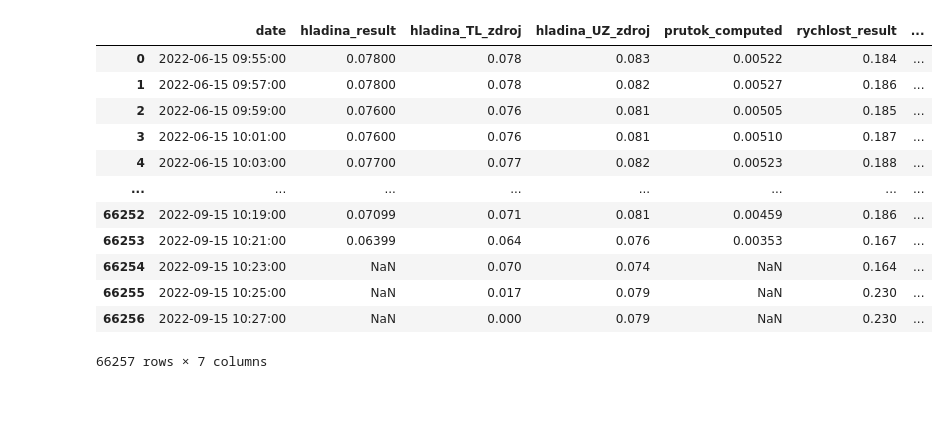
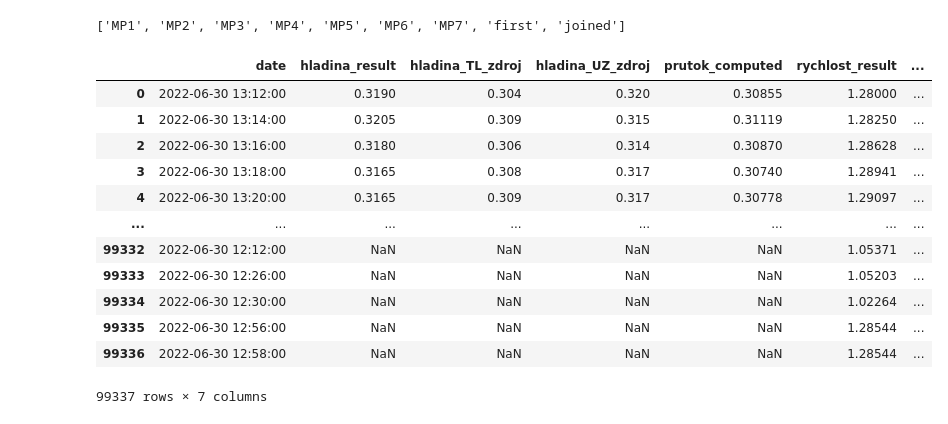
Before and after one commit to macejova/Ecox-seminar-project, a Jupyter notebook: Ecox seminar project 2.ipynb, the cells around one changed output. Cells and saved outputs as stored; diff of their text form; code cells hidden in the pictures.

```diff
--- a/Ecox seminar project 2.ipynb
+++ b/Ecox seminar project 2.ipynb
@@ -48,0 +501,33 @@ sites
+# %%
+dataframes_dict = load_series(path)
+# %%
+site_dataframes = merge_site_data(dataframes_dict)
+site_dataframes = clean_data(site_dataframes)
+# %%
+first_data = pd.read_csv("d:\moje_dokumenty\Desktop\matfyz\mgr\semester 11\Projektovy seminar\Q01_HL_23.csv", skiprows=[0,1,2, 3],
+                   names = ["date"," Hl-Vega-OK", "Hl-US-Odlehc", "Hladina KDO", "Teplota KDO",
+                                       "Rychlost KDO", "Prietok_l", "Napatie_AKU2", "Napatie_AKU",  "prutok_computed"],
+                  sep = ";", decimal=',')
+
+rain = pd.read_csv("d:\moje_dokumenty\Desktop\matfyz\mgr\semester 11\Projektovy seminar\SR02_H2_27374.csv", skiprows=[0,1,2, 3],
+                  usecols = [0,1], names = ["date","rain"],
+                  sep = ";", decimal=',')
+
+first_data["date"] = pd.to_datetime(first_data['date'], format='%d.%m.%Y %H:%M:%S')
+rain["date"] = pd.to_datetime(rain['date'], format='%d.%m.%Y %H:%M:%S')
+rain.replace(r'^\s*$', np.nan, regex=True, inplace=True)
+rain["rain"] = pd.to_numeric(rain["rain"].str.replace(',', '.') )
+
+rain.set_index('date', inplace=True)
+
+# Resample data to two-minute intervals and calculate the sum for each two-minute period
+rain['rain_2m'] = rain['rain'].resample('2T').sum()
+
+# Assign NaN to odd minutes
+rain['rain_2m'][rain.index.minute % 2 != 0] = np.nan
+
+rain["date"] = rain.index
+rain.index = range(rain.shape[0])
+first_data = first_data.merge(rain, on='date', how='left')
+# %%
+site_dataframes["first"] = first_data
@@ -48,0 +550,4 @@ sites
+# %%
+sites
+# %% [output]
+['MP1', 'MP2', 'MP3', 'MP4', 'MP5', 'MP6', 'MP7', 'first', 'joined']
@@ -50,19 +561,19 @@ sites
 i=-1
 # %%
 i+=1
-site_dataframes[list(sites)[i]]
+site_dataframes[sorted(site_dataframes.keys())[i]]
 # %% [output]
 |  | date | hladina_result | hladina_TL_zdroj | hladina_UZ_zdroj | prutok_computed | rychlost_result | ... |
-| 0 | 2022-06-15 09:55:00 | 0.07800 | 0.078 | 0.083 | 0.00522 | 0.184 | ... |
-| 1 | 2022-06-15 09:57:00 | 0.07800 | 0.078 | 0.082 | 0.00527 | 0.186 | ... |
-| 2 | 2022-06-15 09:59:00 | 0.07600 | 0.076 | 0.081 | 0.00505 | 0.185 | ... |
-| 3 | 2022-06-15 10:01:00 | 0.07600 | 0.076 | 0.081 | 0.00510 | 0.187 | ... |
-| 4 | 2022-06-15 10:03:00 | 0.07700 | 0.077 | 0.082 | 0.00523 | 0.188 | ... |
+| 0 | 2022-06-30 13:12:00 | 0.3190 | 0.304 | 0.320 | 0.30855 | 1.28000 | ... |
+| 1 | 2022-06-30 13:14:00 | 0.3205 | 0.309 | 0.315 | 0.31119 | 1.28250 | ... |
+| 2 | 2022-06-30 13:16:00 | 0.3180 | 0.306 | 0.314 | 0.30870 | 1.28628 | ... |
+| 3 | 2022-06-30 13:18:00 | 0.3165 | 0.308 | 0.317 | 0.30740 | 1.28941 | ... |
+| 4 | 2022-06-30 13:20:00 | 0.3165 | 0.309 | 0.317 | 0.30778 | 1.29097 | ... |
 | ... | ... | ... | ... | ... | ... | ... | ... |
-| 66252 | 2022-09-15 10:19:00 | 0.07099 | 0.071 | 0.081 | 0.00459 | 0.186 | ... |
-| 66253 | 2022-09-15 10:21:00 | 0.06399 | 0.064 | 0.076 | 0.00353 | 0.167 | ... |
-| 66254 | 2022-09-15 10:23:00 | NaN | 0.070 | 0.074 | NaN | 0.164 | ... |
-| 66255 | 2022-09-15 10:25:00 | NaN | 0.017 | 0.079 | NaN | 0.230 | ... |
-| 66256 | 2022-09-15 10:27:00 | NaN | 0.000 | 0.079 | NaN | 0.230 | ... |
+| 99332 | 2022-06-30 12:12:00 | NaN | NaN | NaN | NaN | 1.05371 | ... |
+| 99333 | 2022-06-30 12:26:00 | NaN | NaN | NaN | NaN | 1.05203 | ... |
+| 99334 | 2022-06-30 12:30:00 | NaN | NaN | NaN | NaN | 1.02264 | ... |
+| 99335 | 2022-06-30 12:56:00 | NaN | NaN | NaN | NaN | 1.28544 | ... |
+| 99336 | 2022-06-30 12:58:00 | NaN | NaN | NaN | NaN | 1.28544 | ... |
-66257 rows × 7 columns
+99337 rows × 7 columns
 # %%
```
Also changed, not shown: parts of 17 cells of this notebook.
